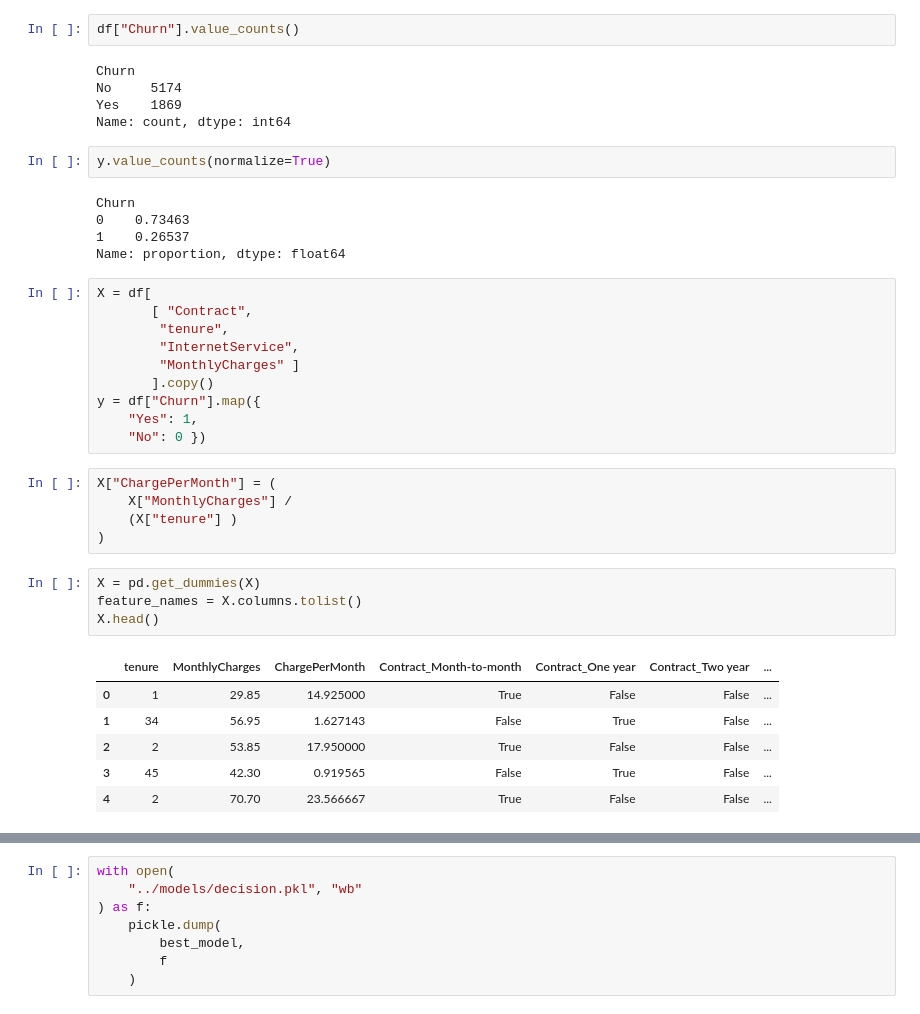
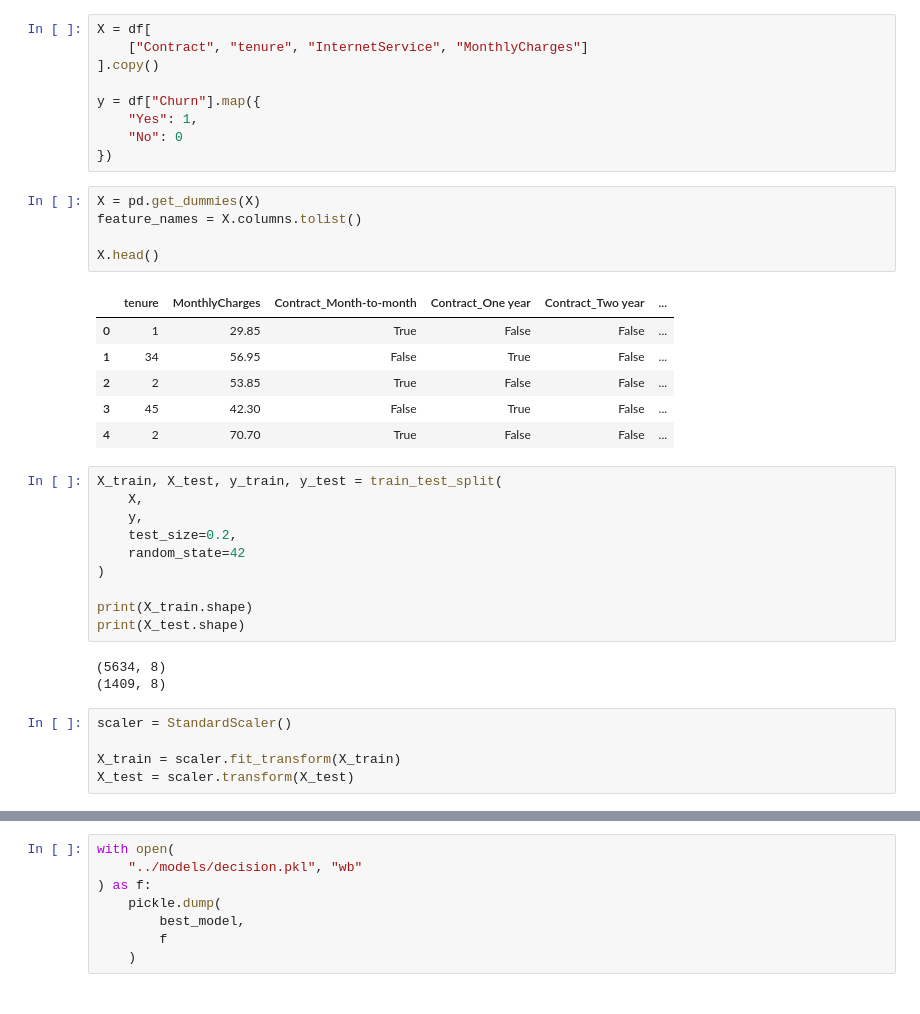
Before and after one commit to poojagyadav/Customer-Churn-Prediction, a Jupyter notebook: notebooks/svm.ipynb, the cells around one changed output, grey strips where cells are left out. Cells and saved outputs as stored; diff of their text form.

```diff
--- a/notebooks/decision.ipynb
+++ b/notebooks/svm.ipynb
@@ -73,41 +76,40 @@ dtype: int64
 # %%
-df["Churn"].value_counts()
+X = df[
+    ["Contract", "tenure", "InternetService", "MonthlyCharges"]
+].copy()
+
+y = df["Churn"].map({
+    "Yes": 1,
+    "No": 0
+})
-# %% [output]
-Churn
-No     5174
-Yes    1869
-Name: count, dtype: int64
-# %%
-y.value_counts(normalize=True)
-# %% [output]
-Churn
-0    0.73463
-1    0.26537
-Name: proportion, dtype: float64
 # %%
-X = df[
-       [ "Contract",
-        "tenure",
-        "InternetService",
-        "MonthlyCharges" ]
-       ].copy()
-y = df["Churn"].map({
-    "Yes": 1,
-    "No": 0 })
+X = pd.get_dummies(X)
+feature_names = X.columns.tolist()
+
+X.head()
+# %% [output]
+|  | tenure | MonthlyCharges | Contract_Month-to-month | Contract_One year | Contract_Two year | ... |
+| 0 | 1 | 29.85 | True | False | False | ... |
+| 1 | 34 | 56.95 | False | True | False | ... |
+| 2 | 2 | 53.85 | True | False | False | ... |
+| 3 | 45 | 42.30 | False | True | False | ... |
+| 4 | 2 | 70.70 | True | False | False | ... |
-# %%
-X["ChargePerMonth"] = (
-    X["MonthlyCharges"] /
-    (X["tenure"] )
-)
+# %%
+X_train, X_test, y_train, y_test = train_test_split(
+    X,
+    y,
+    test_size=0.2,
+    random_state=42
+)
+
+print(X_train.shape)
+print(X_test.shape)
+# %% [output]
+(5634, 8)
+(1409, 8)
 # %%
-X = pd.get_dummies(X)
-feature_names = X.columns.tolist()
-X.head()
+scaler = StandardScaler()
+
+X_train = scaler.fit_transform(X_train)
+X_test = scaler.transform(X_test)
-# %% [output]
-|  | tenure | MonthlyCharges | ChargePerMonth | Contract_Month-to-month | Contract_One year | Contract_Two year | ... |
-| 0 | 1 | 29.85 | 14.925000 | True | False | False | ... |
-| 1 | 34 | 56.95 | 1.627143 | False | True | False | ... |
-| 2 | 2 | 53.85 | 17.950000 | True | False | False | ... |
-| 3 | 45 | 42.30 | 0.919565 | False | True | False | ... |
-| 4 | 2 | 70.70 | 23.566667 | True | False | False | ... |
 # %%
```
Also changed, not shown: parts of 17 cells of this notebook, 3 other files.
